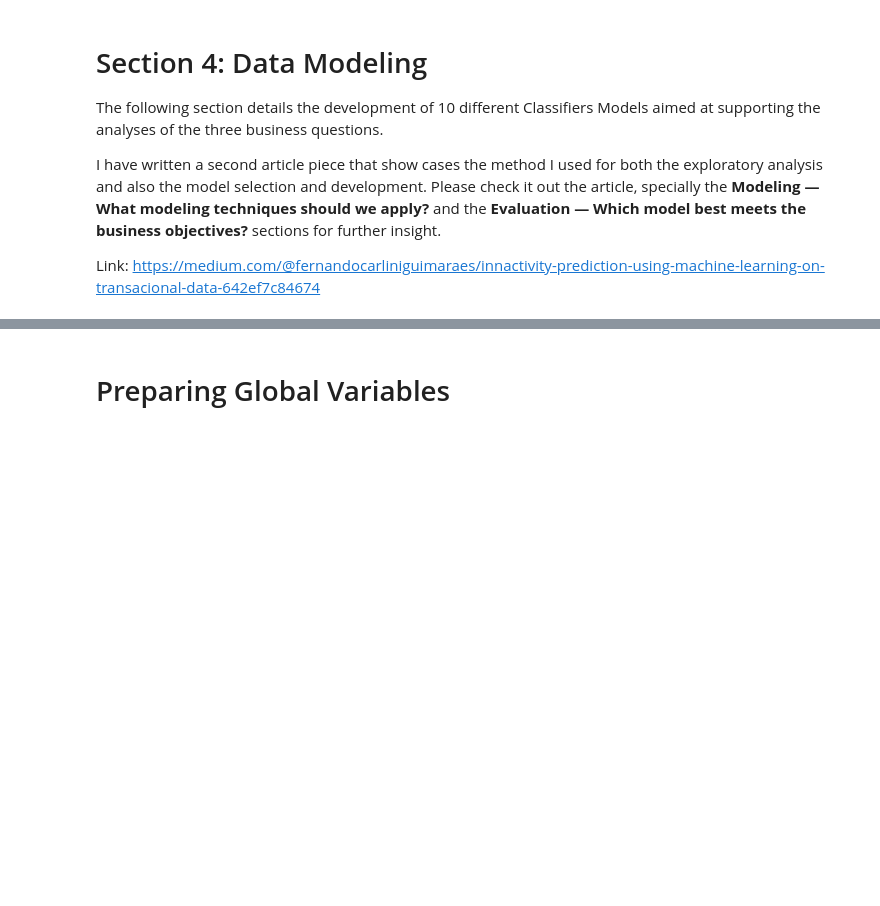
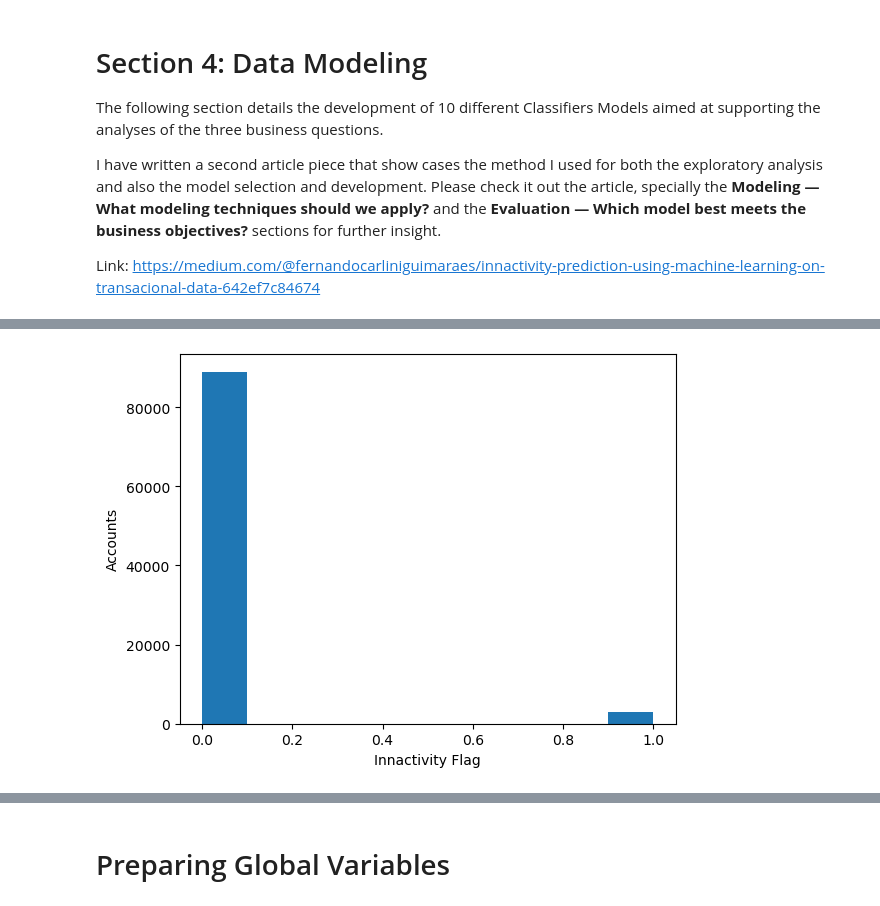
Before and after one commit to nandodsg/Innactivity-Prediction-with-Transactional-Data, a Jupyter notebook: Innactivity prediction with transactional data.ipynb, the cells around one changed output, grey strips where cells are left out. Drawn from its saved outputs; the diff is of its cells as text; code cells hidden in the pictures; blank space fills up the shorter version.

```diff
--- a/Innactivity prediction with transactional data.ipynb
+++ b/Innactivity prediction with transactional data.ipynb
@@ -139,3 +157,4 @@ df.shape
 # %%
 # We make sure to create a copy of the data before we start altering it. Note that we don't change the original data we loaded.
-data = df.copy(deep=False)
+data_first_run = df_first_run.copy(deep=False)
+data_big_blind_test = df_big_blind_test.copy(deep=False)
@@ -141,0 +165,8 @@ data = df.copy(deep=False)
+# %%
+fig, axis = u.plt.subplots()
+axis.hist(data_first_run['FLG_INNACTIVITY'])
+u.plt.ylabel('Accounts')
+u.plt.xlabel('Innactivity Flag')
+u.plt.show()
+# %% [output]
+[figure, added]
```
Also changed, not shown: parts of 34 cells of this notebook, 21 other files.
